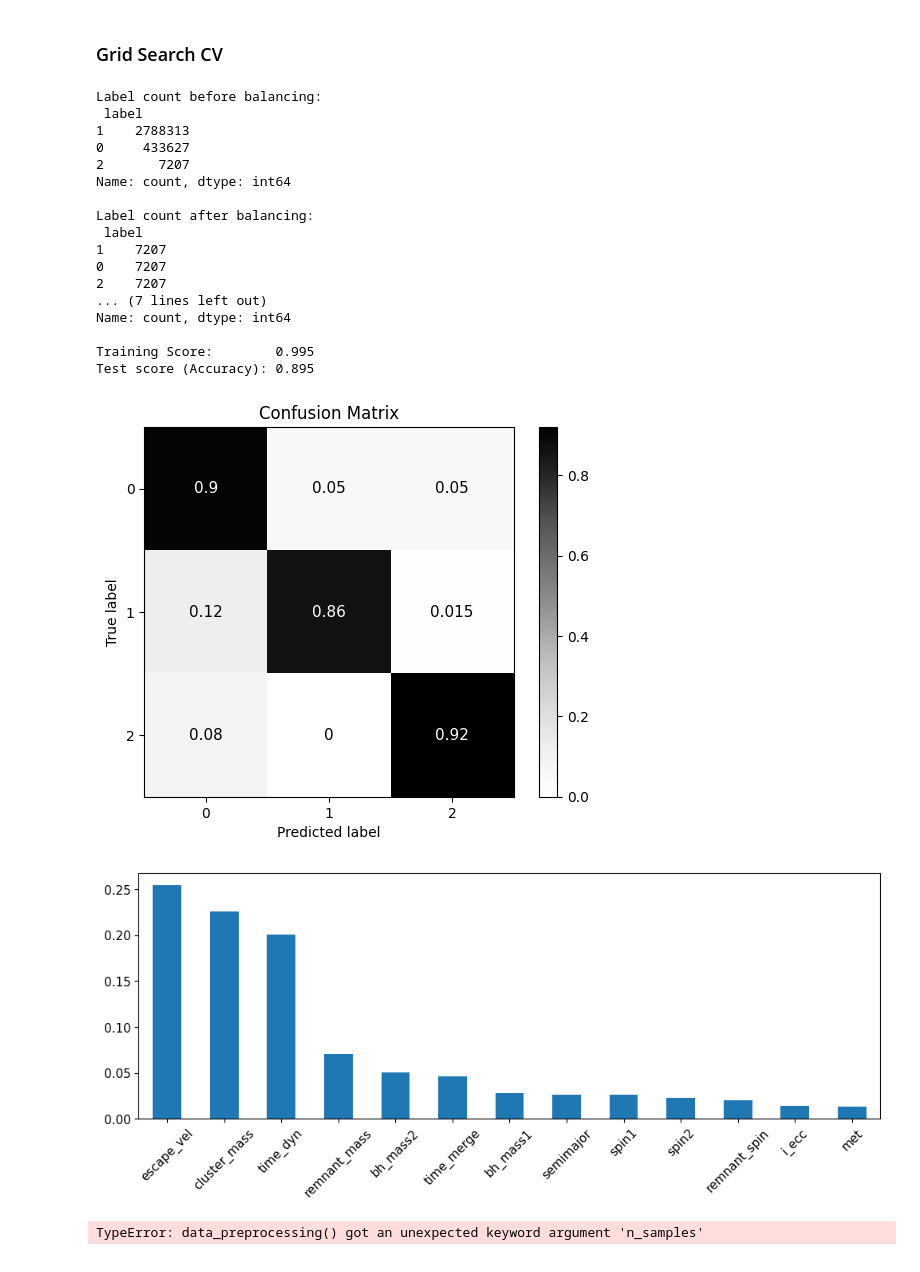
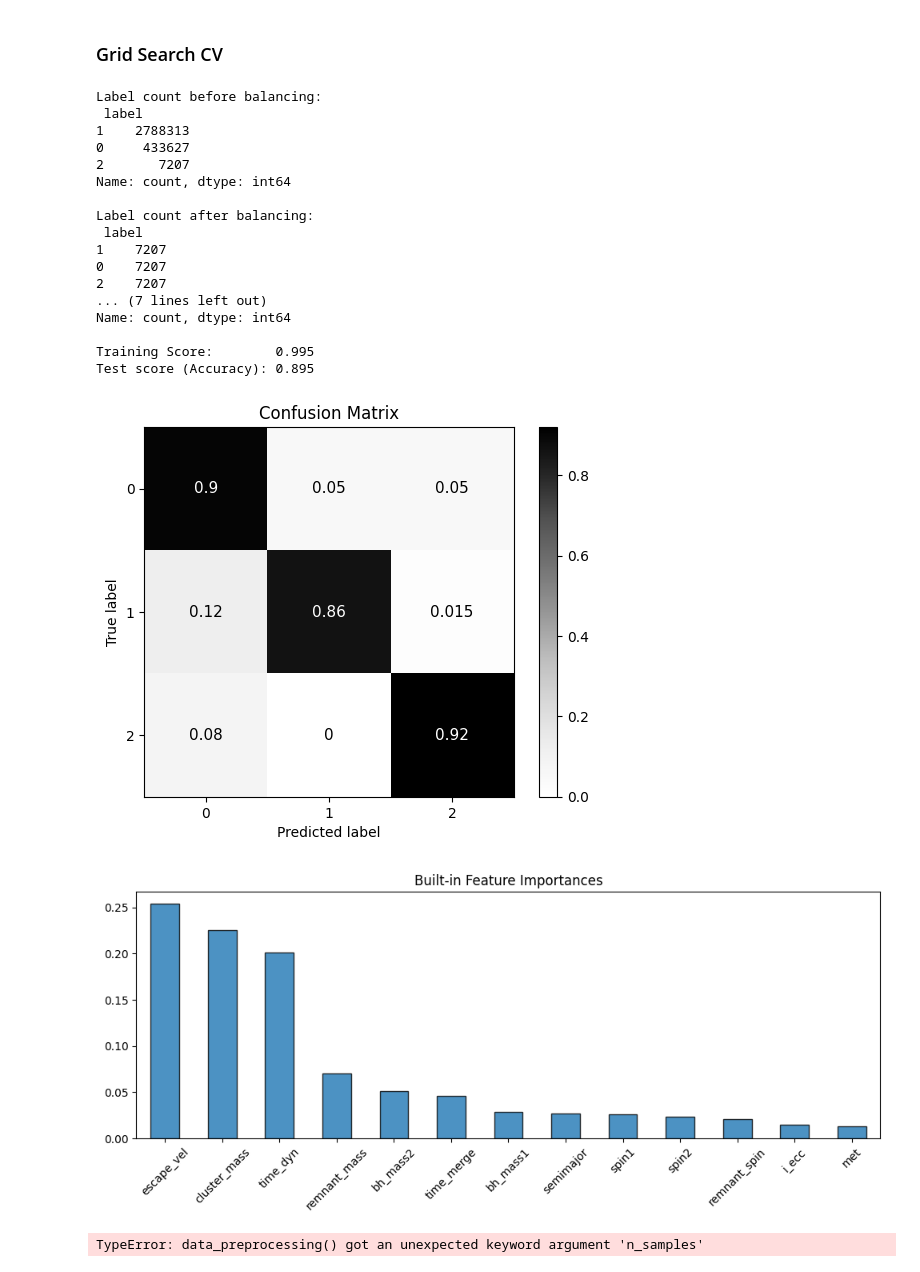
Before and after one commit to EugeniaBoccanera/hm_bbh, a Jupyter notebook: project_v1.ipynb, the cells around one changed output. Cells and saved outputs as stored; diff of their text form; code cells hidden in the pictures.

Commit message:
fixed prints and plots for RF

```diff
--- a/project_v1.ipynb
+++ b/project_v1.ipynb
@@ -440,14 +440,19 @@ def model_evaluation(model: RandomForestClassifier, X: npt.NDArray, y: npt.NDArr
     print("Test score (Accuracy):", model.score(X_test, y_test))
     print()
 
-    # TODO better plot!!
     # Plot the confusion matrix
-    ConfusionMatrixDisplay.from_predictions(y_test, y_pred, cmap=plt.cm.Greys, normalize='true', text_kw={'fontsize': 11})
+    fig = plt.figure()
+    ax = fig.add_subplot(111)
+    ConfusionMatrixDisplay.from_predictions(y_test, y_pred, cmap=plt.cm.Greys, normalize='true', text_kw={'fontsize': 11}, ax=ax)
     plt.title('Confusion Matrix')
     plt.show()
 
-    # Make the bar Plot from f_importances
-    f_importances.plot(x='Features', y='Importance', kind='bar', figsize=(12, 4), rot=45, fontsize=11)#, yerr=std)
+    # Make the bar plot from f_importances
+    fig = plt.figure(figsize=(12, 4))
+    ax = fig.add_subplot(111)
+    f_importances.plot(x='Features', y='Importance', kind='bar', rot=45, fontsize=10, ax=ax, color='tab:blue', edgecolor='black', alpha=0.8)#, yerr=std)
+    plt.title('Built-in Feature Importances')
+    plt.show()
 # %% [markdown]
 ### Grid Search CV
 # %%
@@ -502,30 +526,30 @@ def gridsearch_RF(param_grid: dict, cv: int, X_train: npt.NDArray, y_train: npt.
 # %%
-df_1 = df.filter(pl.col('label')==0)
+# df_1 = df.filter(pl.col('label')==0)
 X, y, X_train, y_train, X_test, y_test = data_preprocessing(df, n_sample=1000, label='label', test_size=0.2)
 
 
 RF, y_pred = simple_RF(X_train, y_train, X_test)
 
 model_evaluation(RF, X, y, X_train, y_train, X_test, y_test, y_pred)
 # %% [output]
 Label count before balancing:
  label
 1    2788313
 0     433627
 2       7207
 Name: count, dtype: int64
 
 Label count after balancing:
  label
 1    7207
 0    7207
 2    7207
 ... (7 lines left out)
 Name: count, dtype: int64
 
 Training Score:        0.995
 Test score (Accuracy): 0.895
 [figure]
-[figure, old version]
+[figure, new version]
 # %%
 %%time
```
Also changed, not shown: parts of 8 cells of this notebook.
